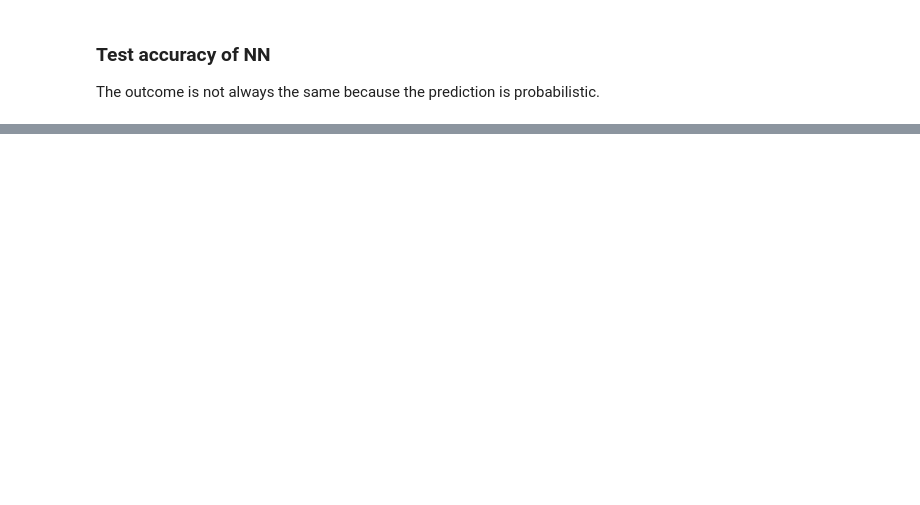
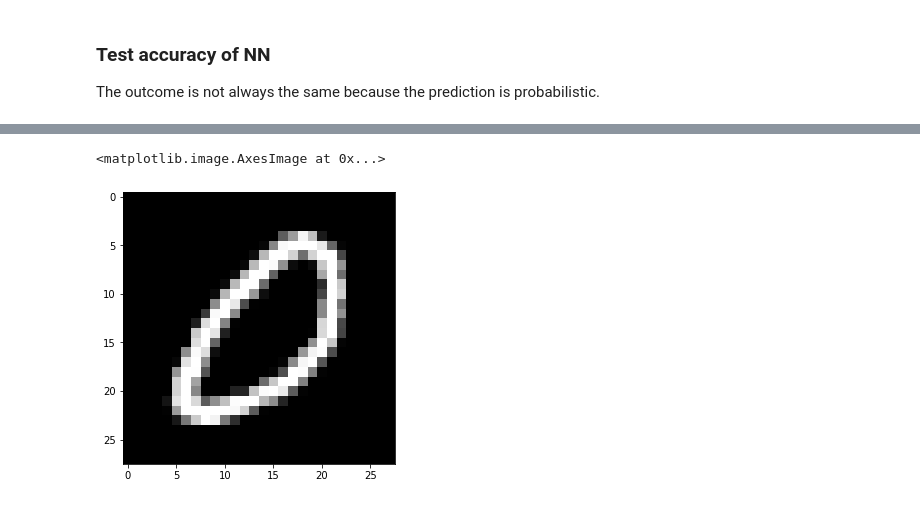
Before and after one commit to qiyaoliang/Quantum-Deep-Learning, a Jupyter notebook: MNIST01-QAOA/mnist01-QAOA.ipynb, the cells around one changed output, grey strips where cells are left out. Drawn from its saved outputs; the diff is of its cells as text; code cells hidden in the pictures; blank space fills up the shorter version.

```diff
--- a/MNIST01-QAOA/mnist01-QAOA.ipynb
+++ b/MNIST01-QAOA/mnist01-QAOA.ipynb
@@ -414,0 +583,20 @@ with torch.no_grad():
+# %%
+import numpy as np
+import torchvision
+from torchvision import datasets, transforms
+
+# Concentrating on the first 100 samples
+n_samples = 500
+
+X_train = datasets.MNIST(root='./data', train=True, download=True,
+                         transform=transforms.Compose([transforms.ToTensor()]))
+
+# Leaving only labels 0 and 1
+idx = np.append(np.where(X_train.targets == 0)[0][:n_samples],
+                np.where(X_train.targets == 1)[0][:n_samples])
+
+X_train.data = X_train.data[idx]
+X_train.targets = X_train.targets[idx]
+
+
+train_loader = torch.utils.data.DataLoader(X_train, batch_size=1, shuffle=True, pin_memory=True)
@@ -414,0 +616,18 @@ with torch.no_grad():
+# %%
+import matplotlib.pyplot as plt
+%matplotlib inline
+
+# obtain one batch of training images
+dataiter = iter(train_loader)
+images, labels = dataiter.next()
+images = images.numpy()
+
+# get one image from the batch
+img = np.squeeze(images[0])
+
+fig = plt.figure(figsize = (5,5))
+ax = fig.add_subplot(111)
+ax.imshow(img, cmap='gray')
+# %% [output]
+<matplotlib.image.AxesImage at 0x...>
+[figure, added]
```
Also changed, not shown: parts of 26 cells of this notebook, 20 other files.
